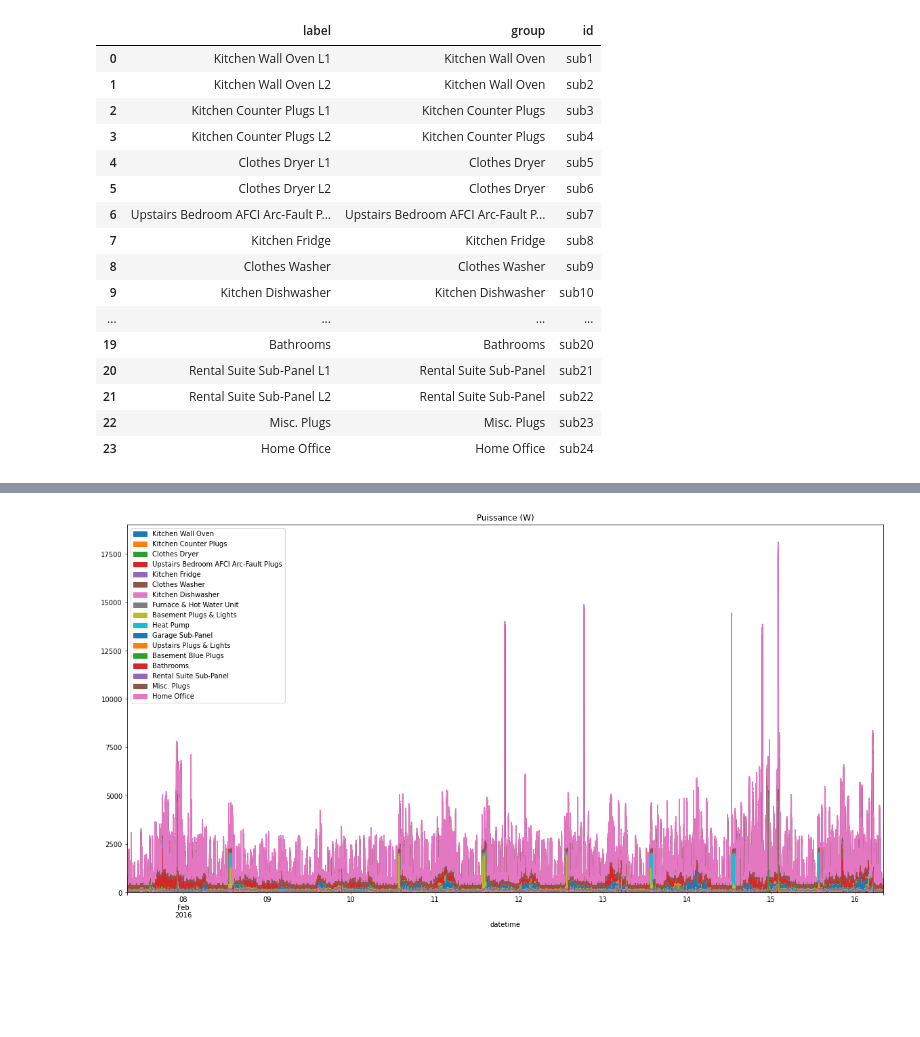
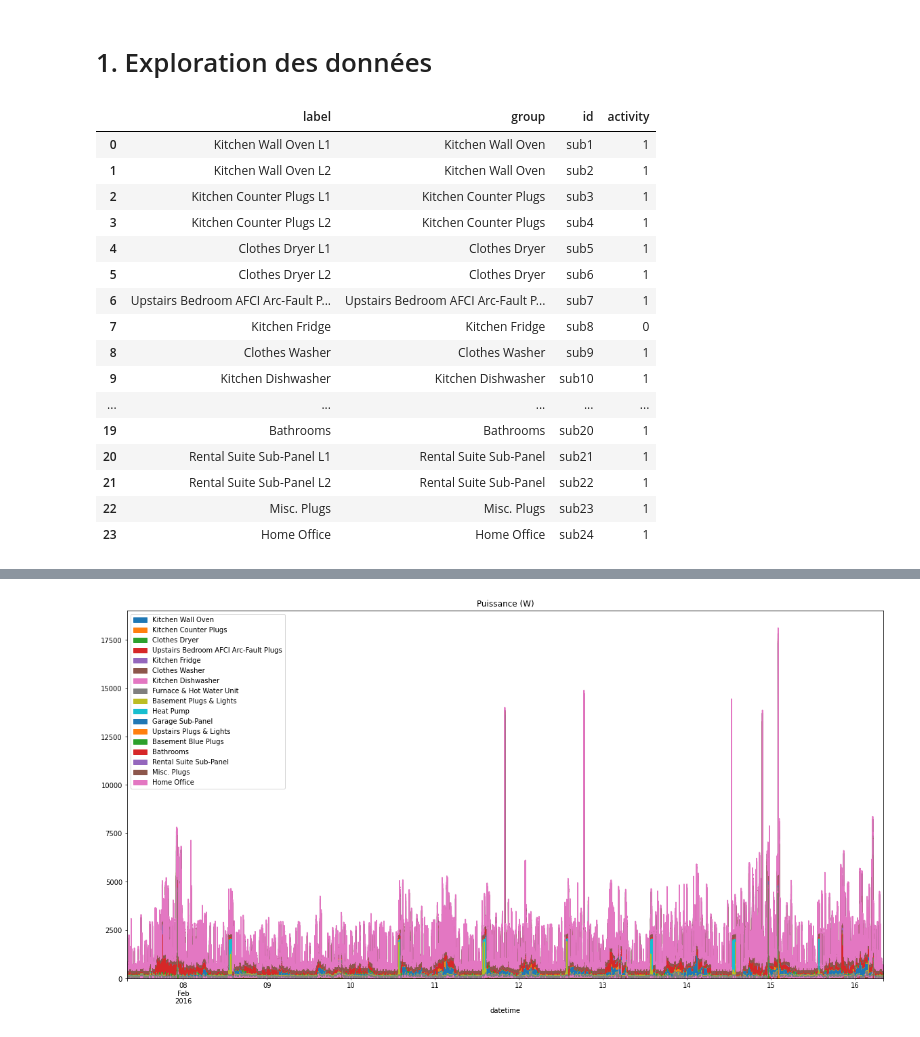
Before and after one commit to hugo-mi/Activity_Detection_From_Electrical_Consumption_Load_Curves, a Jupyter notebook: Exploratory Data Analysis/data_powers.ipynb, the cells around one changed output, grey strips where cells are left out. Cells and saved outputs as stored; diff of their text form; code cells hidden in the pictures; blank space fills up the shorter version.

```diff
--- a/Exploratory Data Analysis/data_powers.ipynb
+++ b/Exploratory Data Analysis/data_powers.ipynb
@@ -6,37 +6,62 @@ import seaborn as sns
 
 from datetime import date
 import re
+# %% [markdown]
+# 1. Exploration des données
 # %%
 # on commence par charger les labels
 h1_labels = pd.read_table('data/house1_labels.txt', header=None, names=['label'])
 h1_labels['label'] = h1_labels['label'].str.extract(r'[0-9]+ (.*)')
-h1_labels['label'] = h1_labels['label'].str.replace(re.compile(r'(\(.*\))'), '')
+h1_labels['label'] = h1_labels['label'].str.replace(re.compile(r'( \(.*\))'), '')
 
 # on définit des groupes, sans les 'L1' / 'L2'
 h1_labels['group'] = h1_labels['label'].str.extract(r'(.*) L[0-9]').apply(lambda x: x.fillna(h1_labels['label']))
 h1_labels['id'] = (h1_labels.index + 1)
 
 # on définit les id
 h1_labels['id'] = h1_labels['id'].apply(lambda x: 'sub'+str(x))
+
+# on définit les équipements qui conditionnent l'activité
+lables_map = {'Kitchen Wall Oven': 1,
+'Kitchen Counter Plugs': 1,
+'Upstairs Bedroom AFCI Arc-Fault Plugs': 1,
+'Clothes Dryer': 1,
+'Upstairs Bedroom': 1,
+'Kitchen Fridge': 0,
+'Clothes Washer': 1,
+'Kitchen Dishwasher': 1,
+'Furnace & Hot Water Unit': 0,
+'Basement Plugs & Lights': 1,
+'Heat Pump': 0,
+'Garage Sub-Panel': 1,
+'Upstairs Plugs & Lights': 1,
+'Basement Blue Plugs': 1,
+'Bathrooms': 1,
+'Rental Suite Sub-Panel': 1,
+'Misc. Plugs': 1,
+'Home Office': 1}
+
+h1_labels['activity'] = h1_labels['group'].map(lables_map)
+
 h1_labels
 # %% [output]
-|  | label | group | id |
-| 0 | Kitchen Wall Oven L1 | Kitchen Wall Oven | sub1 |
-| 1 | Kitchen Wall Oven L2 | Kitchen Wall Oven | sub2 |
-| 2 | Kitchen Counter Plugs L1 | Kitchen Counter Plugs | sub3 |
-| 3 | Kitchen Counter Plugs L2 | Kitchen Counter Plugs | sub4 |
-| 4 | Clothes Dryer L1 | Clothes Dryer | sub5 |
-| 5 | Clothes Dryer L2 | Clothes Dryer | sub6 |
-| 6 | Upstairs Bedroom AFCI Arc-Fault P... | Upstairs Bedroom AFCI Arc-Fault P... | sub7 |
-| 7 | Kitchen Fridge | Kitchen Fridge | sub8 |
-| 8 | Clothes Washer | Clothes Washer | sub9 |
-| 9 | Kitchen Dishwasher | Kitchen Dishwasher | sub10 |
-| ... | ... | ... | ... |
-| 19 | Bathrooms | Bathrooms | sub20 |
-| 20 | Rental Suite Sub-Panel L1 | Rental Suite Sub-Panel | sub21 |
-| 21 | Rental Suite Sub-Panel L2 | Rental Suite Sub-Panel | sub22 |
-| 22 | Misc. Plugs | Misc. Plugs | sub23 |
-| 23 | Home Office | Home Office | sub24 |
+|  | label | group | id | activity |
+| 0 | Kitchen Wall Oven L1 | Kitchen Wall Oven | sub1 | 1 |
+| 1 | Kitchen Wall Oven L2 | Kitchen Wall Oven | sub2 | 1 |
+| 2 | Kitchen Counter Plugs L1 | Kitchen Counter Plugs | sub3 | 1 |
+| 3 | Kitchen Counter Plugs L2 | Kitchen Counter Plugs | sub4 | 1 |
+| 4 | Clothes Dryer L1 | Clothes Dryer | sub5 | 1 |
+| 5 | Clothes Dryer L2 | Clothes Dryer | sub6 | 1 |
+| 6 | Upstairs Bedroom AFCI Arc-Fault P... | Upstairs Bedroom AFCI Arc-Fault P... | sub7 | 1 |
+| 7 | Kitchen Fridge | Kitchen Fridge | sub8 | 0 |
+| 8 | Clothes Washer | Clothes Washer | sub9 | 1 |
+| 9 | Kitchen Dishwasher | Kitchen Dishwasher | sub10 | 1 |
+| ... | ... | ... | ... | ... |
+| 19 | Bathrooms | Bathrooms | sub20 | 1 |
+| 20 | Rental Suite Sub-Panel L1 | Rental Suite Sub-Panel | sub21 | 1 |
+| 21 | Rental Suite Sub-Panel L2 | Rental Suite Sub-Panel | sub22 | 1 |
+| 22 | Misc. Plugs | Misc. Plugs | sub23 | 1 |
+| 23 | Home Office | Home Office | sub24 | 1 |
 # %%
 house1_power_blk1 = pd.read_csv('data/house1_power_blk1.csv')
 house1_power_blk1['datetime'] = pd.to_datetime(house1_power_blk1['unix_ts'], unit='s')
```
Also changed, not shown: parts of 9 cells of this notebook.
